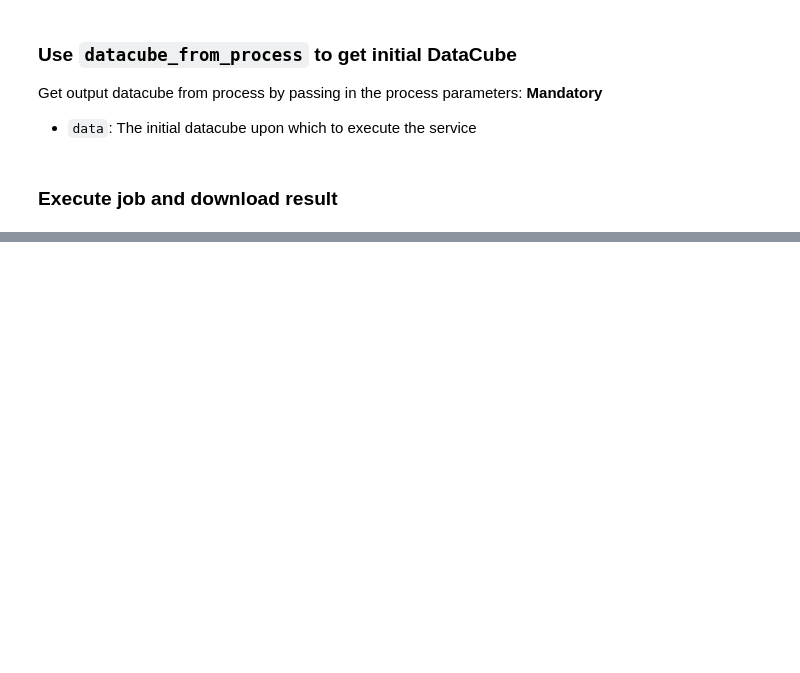
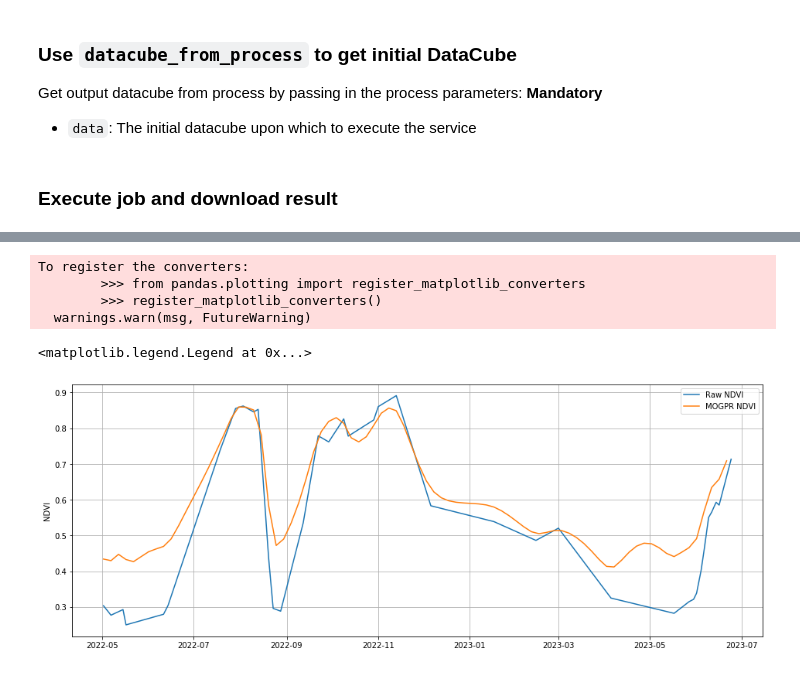
Before and after one commit to Open-EO/FuseTS, a Jupyter notebook: notebooks/OpenEO/FuseTS - MOGPR.ipynb, the cells around one changed output, grey strips where cells are left out. Saved outputs shown, nothing was run; the diff lists cells and outputs as text; code cells hidden in the pictures; blank space fills up the shorter version.

Commit message:
feat: added notebook for MOGPR in openEO

```diff
--- a/notebooks/OpenEO/FuseTS - MOGPR.ipynb
+++ b/notebooks/OpenEO/FuseTS - MOGPR.ipynb
@@ -104,0 +114,26 @@ JobFailedException: Batch job 'j-8b2ada7a1e9242aea6bbf91f7e1fc15e' didn't finish
+# %%
+cubes_dfs = []
+cols = ['Raw NDVI', 'MOGPR NDVI']
+for result in ['base.json', 'mogpr.json']:
+    with open(result, 'r') as result_file:
+        df = timeseries_json_to_pandas(json.load(result_file))
+        df.index = pd.to_datetime(df.index)
+        cubes_dfs.append(df)
+        result_file.close()
+joined_df = pd.concat(cubes_dfs, axis=1)
+joined_df = joined_df.rename(columns={0: cols[0], 1: cols[1]})
+# %%
+plt.figure(figsize=(16, 6))
+for col in cols:
+    values = joined_df[~joined_df[col].isna()]
+    plt.plot(values.index, values[col], '-', label=col)
+plt.ylabel('NDVI')
+plt.grid(True)
+plt.legend()
+# %% [output]
+To register the converters:
+        >>> from pandas.plotting import register_matplotlib_converters
+        >>> register_matplotlib_converters()
+  warnings.warn(msg, FutureWarning)
+<matplotlib.legend.Legend at 0x...>
+[figure, added]
```
Also changed, not shown: parts of 7 cells of this notebook.
